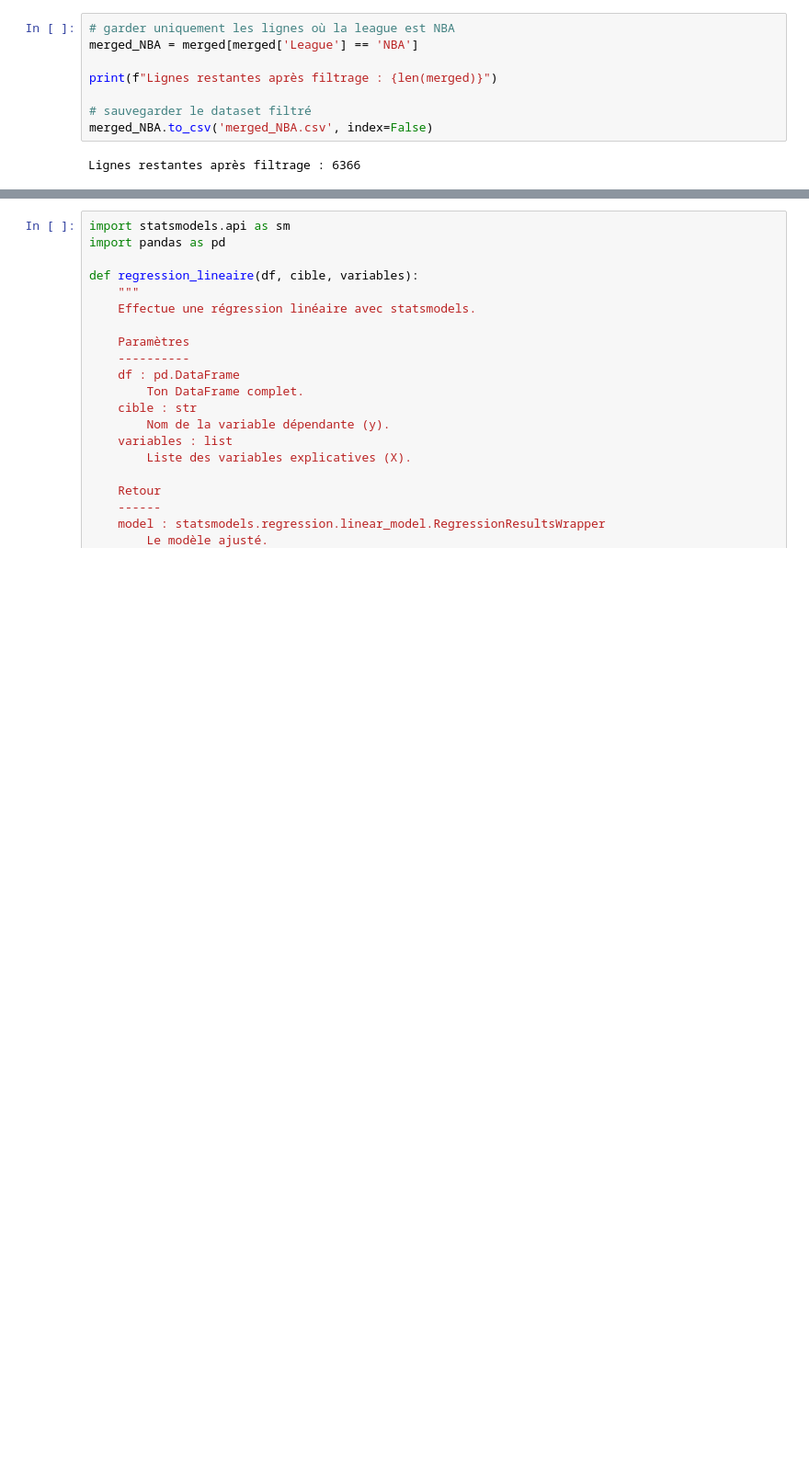
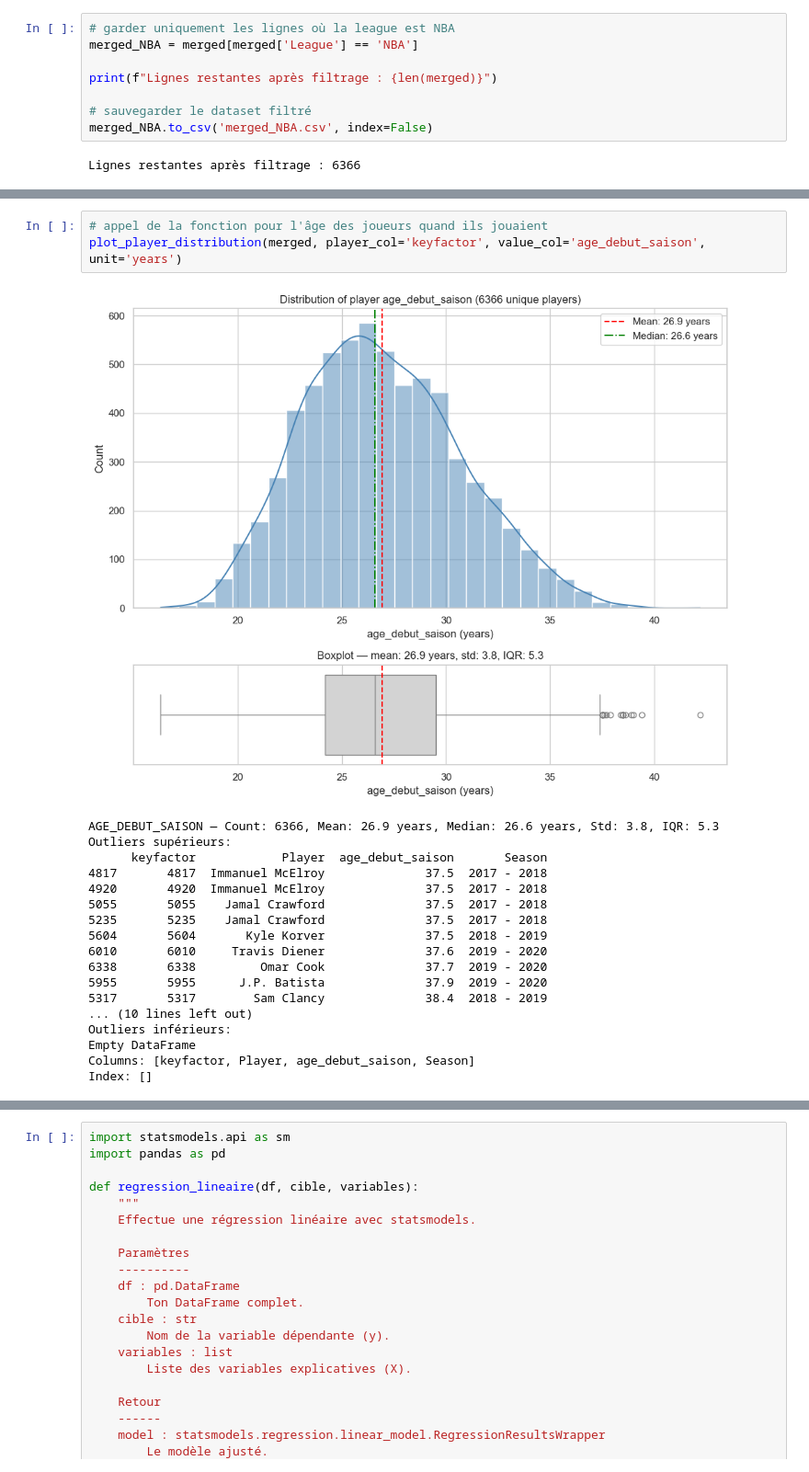
Before and after one commit to Raf-Alb/Data-Science-Group-Q, a Jupyter notebook: Projet.ipynb, the cells around one changed output, grey strips where cells are left out. Shown at 92% size. Saved outputs shown, nothing was run; the diff lists cells and outputs as text; blank space fills up the shorter version.

```diff
--- a/Projet.ipynb
+++ b/Projet.ipynb
@@ -433,3 +452,25 @@ AGE_ACTUEL — Count: 962, Mean: 37.9 years, Median: 38.0 years, Std: 5.9, IQR:
+# %%
+# appel de la fonction pour l'âge des joueurs quand ils jouaient
+plot_player_distribution(merged, player_col='keyfactor', value_col='age_debut_saison', unit='years')
+# %% [output]
+[figure, added]
+AGE_DEBUT_SAISON — Count: 6366, Mean: 26.9 years, Median: 26.6 years, Std: 3.8, IQR: 5.3
+Outliers supérieurs:
+      keyfactor            Player  age_debut_saison       Season
+4817       4817  Immanuel McElroy              37.5  2017 - 2018
+4920       4920  Immanuel McElroy              37.5  2017 - 2018
+5055       5055    Jamal Crawford              37.5  2017 - 2018
+5235       5235    Jamal Crawford              37.5  2017 - 2018
+5604       5604       Kyle Korver              37.5  2018 - 2019
+6010       6010     Travis Diener              37.6  2019 - 2020
+6338       6338         Omar Cook              37.7  2019 - 2020
+5955       5955      J.P. Batista              37.9  2019 - 2020
+5317       5317        Sam Clancy              38.4  2018 - 2019
+... (10 lines left out)
+Outliers inférieurs:
+Empty DataFrame
+Columns: [keyfactor, Player, age_debut_saison, Season]
+Index: []
 # %%
 print(merged['EFF_per_min'].max())
 print(merged['EFF_per_min'].min())
```
Also changed, not shown: parts of 15 cells of this notebook, 2 other files.
